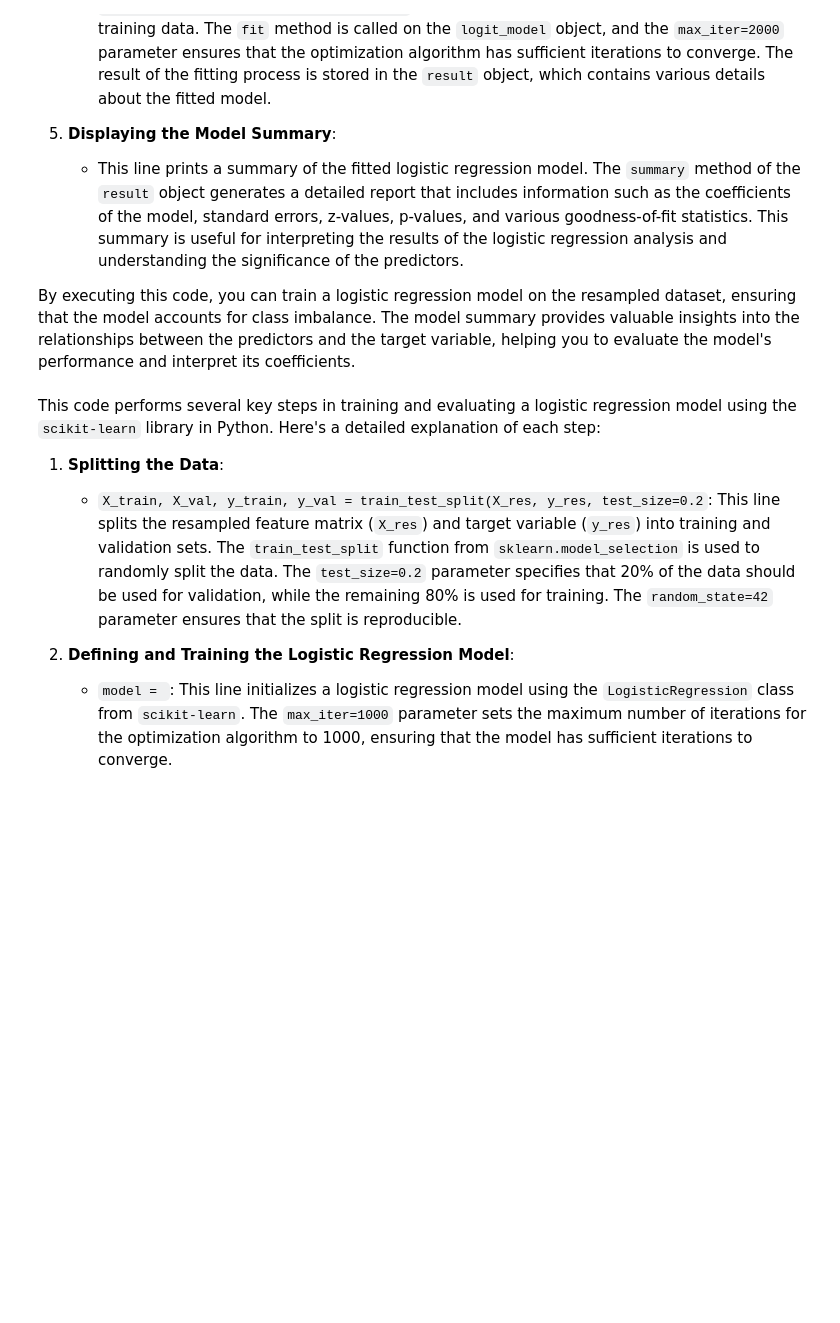
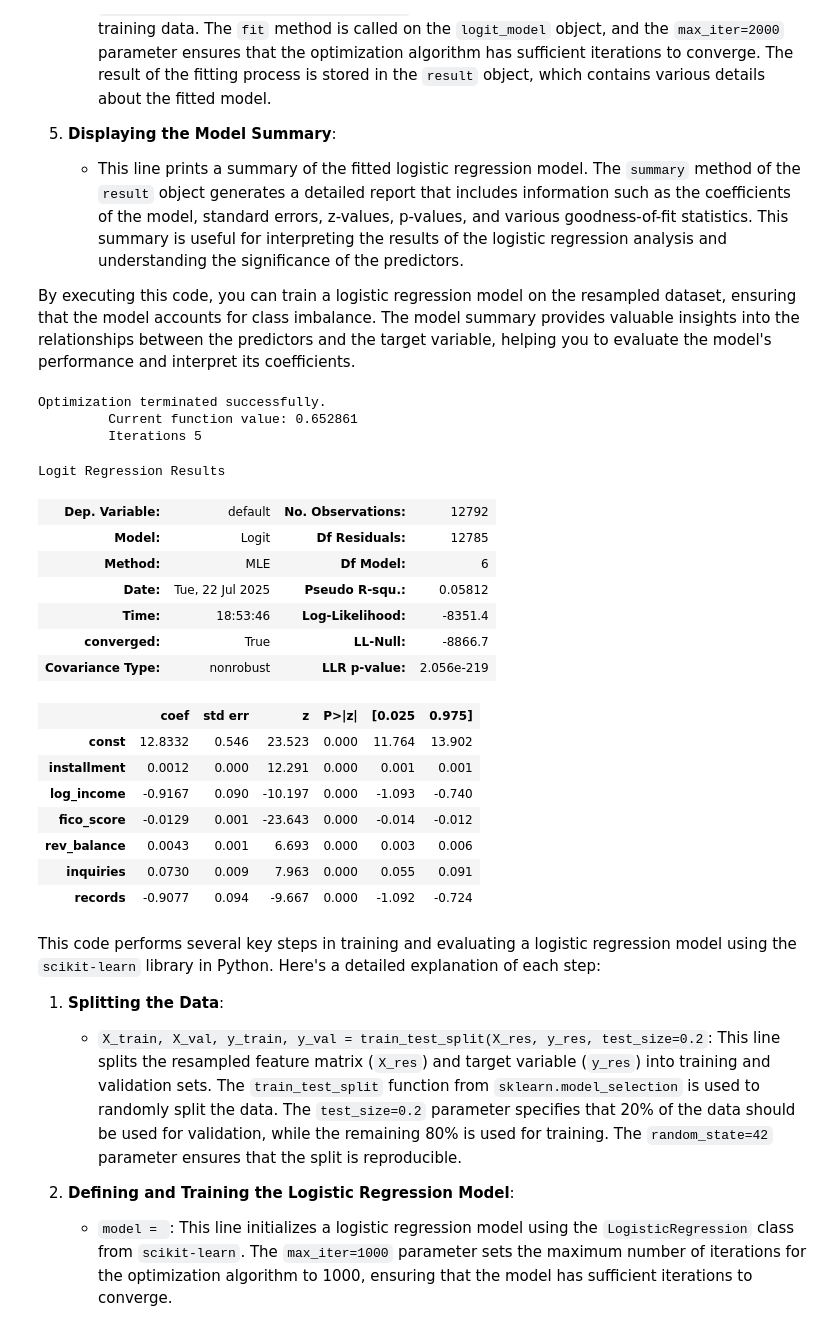
Before and after one commit to joseeneas/Portfolio, a Jupyter notebook: Portfolio-Assignment-7-1.ipynb, the cells around one changed output. Cells and saved outputs as stored; diff of their text form; code cells hidden in the pictures; blank space fills up the shorter version.

```diff
--- a/Portfolio-Assignment-7-1.ipynb
+++ b/Portfolio-Assignment-7-1.ipynb
@@ -204,10 +302,30 @@ This code snippet performs several key steps in preparing and fitting a logistic
 By executing this code, you can train a logistic regression model on the resampled dataset, ensuring that the model accounts for class imbalance. The model summary provides valuable insights into the relationships between the predictors and the target variable, helping you to evaluate the model's performance and interpret its coefficients.
 # %%
 X_train, X_val, y_train, y_val = train_test_split(X_res, y_res, test_size=0.2, random_state=42)
-X_train_sm = sm.add_constant(X_train)
+X_train_sm  = sm.add_constant(X_train)
 logit_model = sm.Logit(y_train, X_train_sm, method='bfgs', maxiter=2000)
-result = logit_model.fit(max_iter=2000)
-print(result.summary())
+result      = logit_model.fit(max_iter=2000)
+display(result.summary())
+# %% [output]
+Optimization terminated successfully.
+         Current function value: 0.652861
+         Iterations 5
+Logit Regression Results
+| Dep. Variable: | default | No. Observations: | 12792 |
+| Model: | Logit | Df Residuals: | 12785 |
+| Method: | MLE | Df Model: | 6 |
+| Date: | Tue, 22 Jul 2025 | Pseudo R-squ.: | 0.05812 |
+| Time: | 18:53:46 | Log-Likelihood: | -8351.4 |
+| converged: | True | LL-Null: | -8866.7 |
+| Covariance Type: | nonrobust | LLR p-value: | 2.056e-219 |
+|  | coef | std err | z | P>|z| | [0.025 | 0.975] |
+| const | 12.8332 | 0.546 | 23.523 | 0.000 | 11.764 | 13.902 |
+| installment | 0.0012 | 0.000 | 12.291 | 0.000 | 0.001 | 0.001 |
+| log_income | -0.9167 | 0.090 | -10.197 | 0.000 | -1.093 | -0.740 |
+| fico_score | -0.0129 | 0.001 | -23.643 | 0.000 | -0.014 | -0.012 |
+| rev_balance | 0.0043 | 0.001 | 6.693 | 0.000 | 0.003 | 0.006 |
+| inquiries | 0.0730 | 0.009 | 7.963 | 0.000 | 0.055 | 0.091 |
+| records | -0.9077 | 0.094 | -9.667 | 0.000 | -1.092 | -0.724 |
 # %% [markdown]
 This code performs several key steps in training and evaluating a logistic regression model using the `scikit-learn` library in Python. Here's a detailed explanation of each step:
 
```
Also changed, not shown: parts of 12 cells of this notebook, 5 other files.
